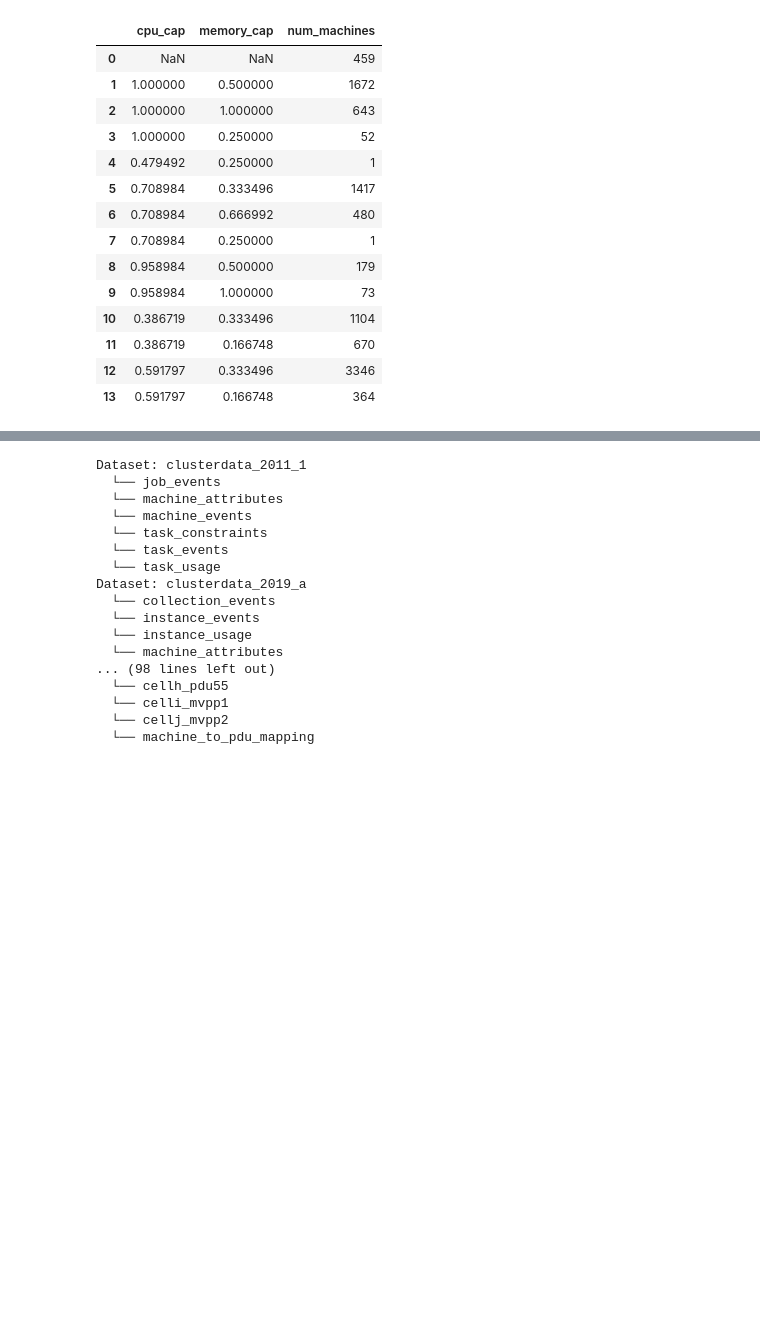
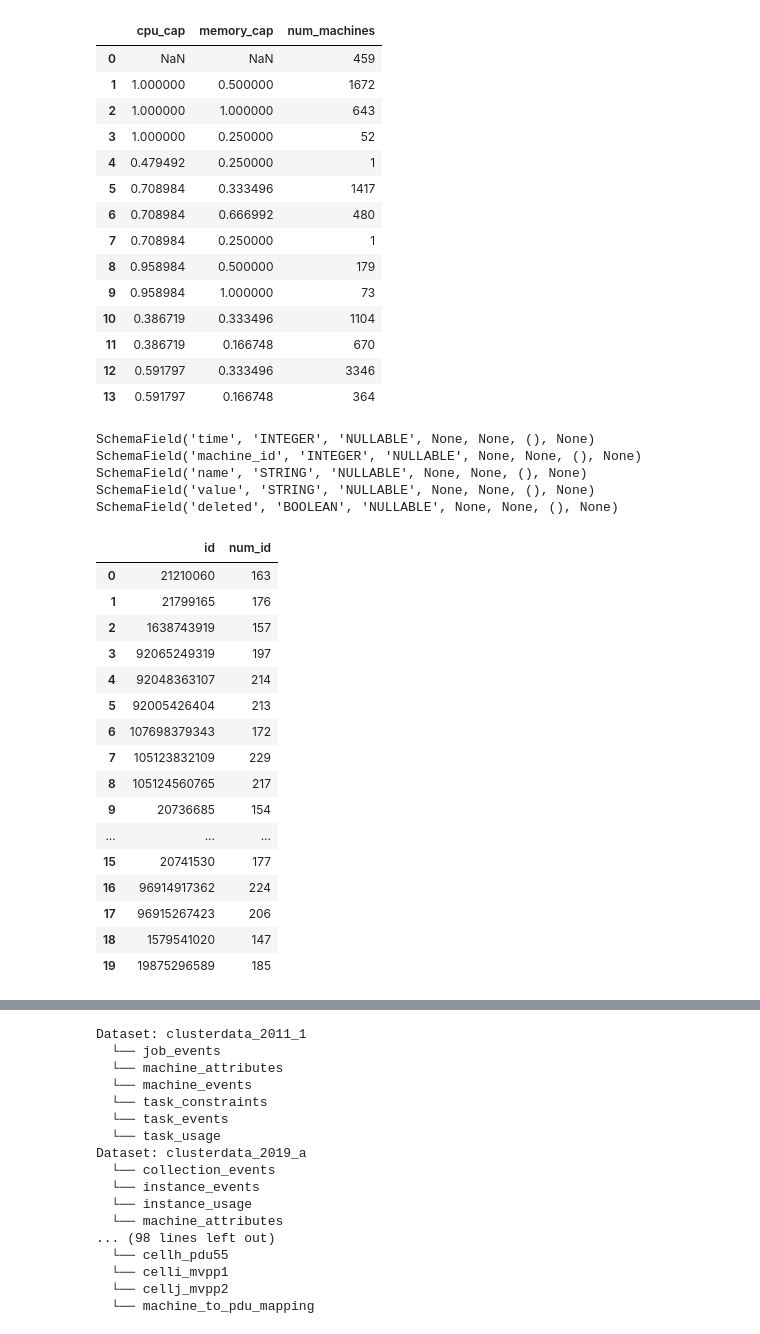
Before and after one commit to XuTaoWang-2002/FlexEH-in-data-center, a Jupyter notebook: clusterdata_analysis_colab.ipynb, the cells around one changed output, grey strips where cells are left out. Drawn from its saved outputs; the diff is of its cells as text; code cells hidden in the pictures; blank space fills up the shorter version.

```diff
--- a/clusterdata_analysis_colab.ipynb
+++ b/clusterdata_analysis_colab.ipynb
@@ -57,3 +57,40 @@ GROUP BY 1,2
 | 11 | 0.386719 | 0.166748 | 670 |
 | 12 | 0.591797 | 0.333496 | 3346 |
 | 13 | 0.591797 | 0.166748 | 364 |
+# %%
+table = client.get_table("google.com:google-cluster-data.clusterdata_2019_a.machine_attributes")
+for field in table.schema:
+    print(field)
+# %% [output]
+SchemaField('time', 'INTEGER', 'NULLABLE', None, None, (), None)
+SchemaField('machine_id', 'INTEGER', 'NULLABLE', None, None, (), None)
+SchemaField('name', 'STRING', 'NULLABLE', None, None, (), None)
+SchemaField('value', 'STRING', 'NULLABLE', None, None, (), None)
+SchemaField('deleted', 'BOOLEAN', 'NULLABLE', None, None, (), None)
+# %%
+%%bigquery
+SELECT
+  machine_id as id,
+  COUNT(*) as num_id
+FROM
+  `google.com:google-cluster-data.clusterdata_2019_a.machine_attributes`
+GROUP BY 1
+LIMIT 20;
+# %% [output]
+|  | id | num_id |
+| 0 | 21210060 | 163 |
+| 1 | 21799165 | 176 |
+| 2 | 1638743919 | 157 |
+| 3 | 92065249319 | 197 |
+| 4 | 92048363107 | 214 |
+| 5 | 92005426404 | 213 |
+| 6 | 107698379343 | 172 |
+| 7 | 105123832109 | 229 |
+| 8 | 105124560765 | 217 |
+| 9 | 20736685 | 154 |
+| ... | ... | ... |
+| 15 | 20741530 | 177 |
+| 16 | 96914917362 | 224 |
+| 17 | 96915267423 | 206 |
+| 18 | 1579541020 | 147 |
+| 19 | 19875296589 | 185 |
```
Also changed, not shown: parts of 6 cells of this notebook.
